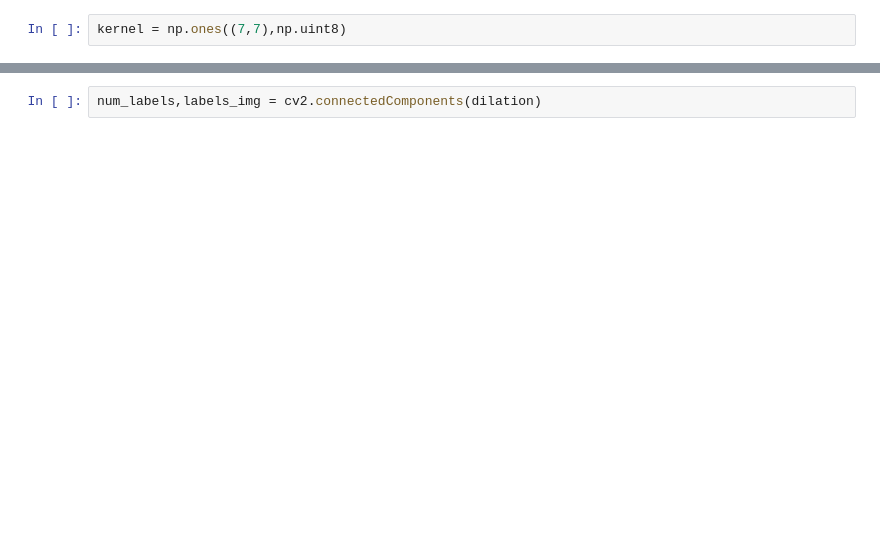
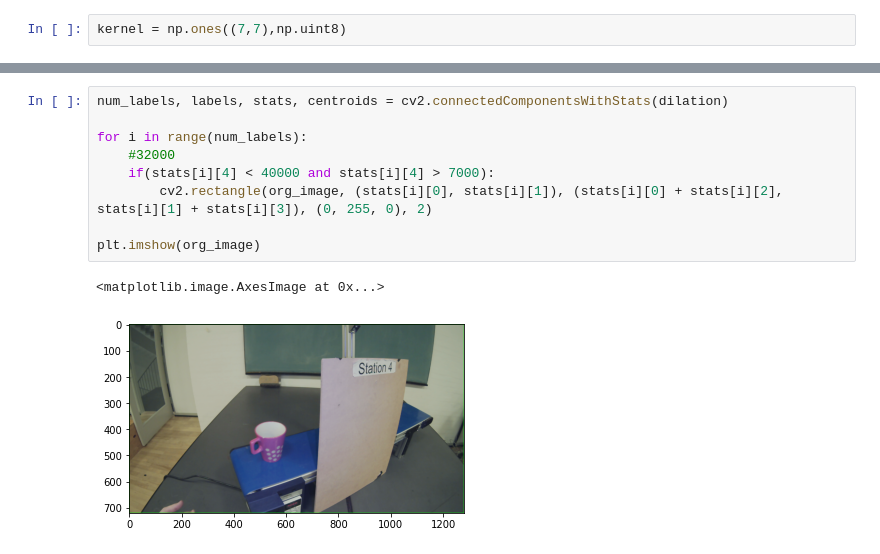
Before and after one commit to Luup850/PerceptionForAutonomousSystems, a Jupyter notebook: ObjectDetection.ipynb, the cells around one changed output, grey strips where cells are left out. Saved outputs shown, nothing was run; the diff lists cells and outputs as text; blank space fills up the shorter version.

```diff
--- a/ObjectDetection.ipynb
+++ b/ObjectDetection.ipynb
@@ -56,2 +55,12 @@ plt.imshow(dilation)
-# %%
-num_labels,labels_img = cv2.connectedComponents(dilation)
+# %%
+num_labels, labels, stats, centroids = cv2.connectedComponentsWithStats(dilation)
+
+for i in range(num_labels):
+    #32000
+    if(stats[i][4] < 40000 and stats[i][4] > 7000):
+        cv2.rectangle(org_image, (stats[i][0], stats[i][1]), (stats[i][0] + stats[i][2], stats[i][1] + stats[i][3]), (0, 255, 0), 2)
+
+plt.imshow(org_image)
+# %% [output]
+<matplotlib.image.AxesImage at 0x...>
+[figure, added]
```
Also changed, not shown: parts of 4 cells of this notebook, 1 other file.
